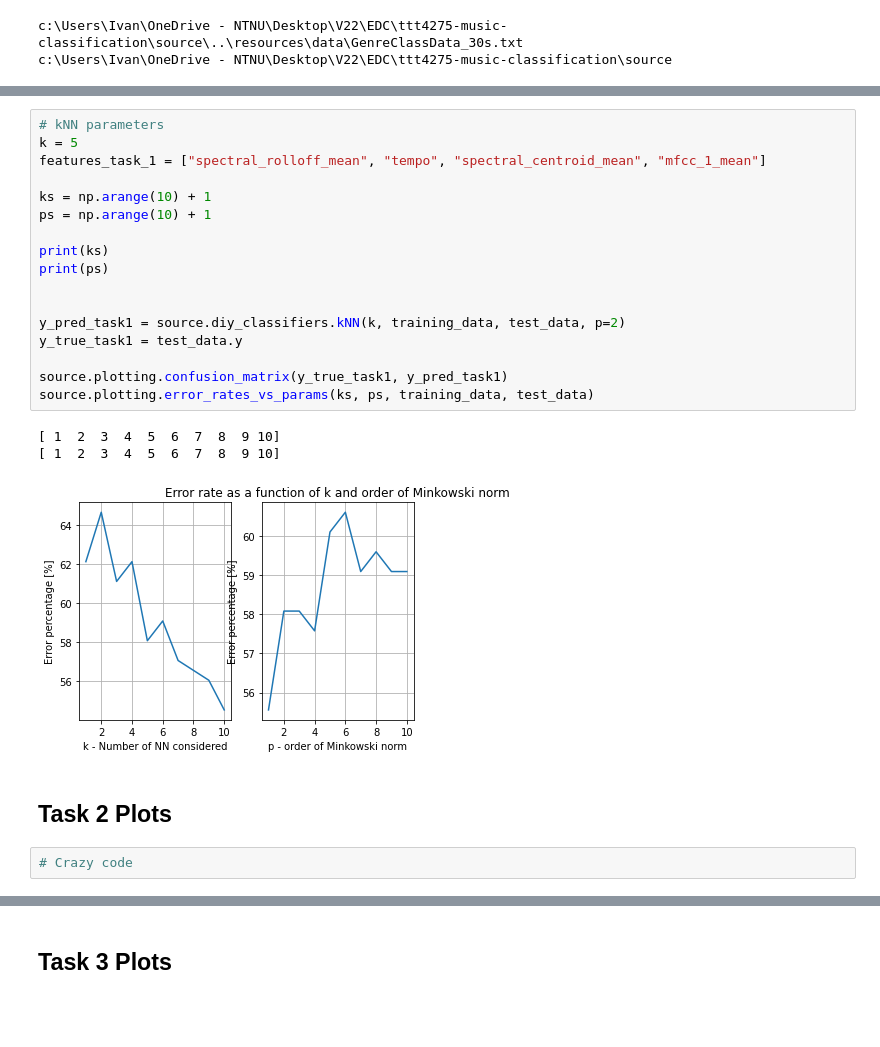
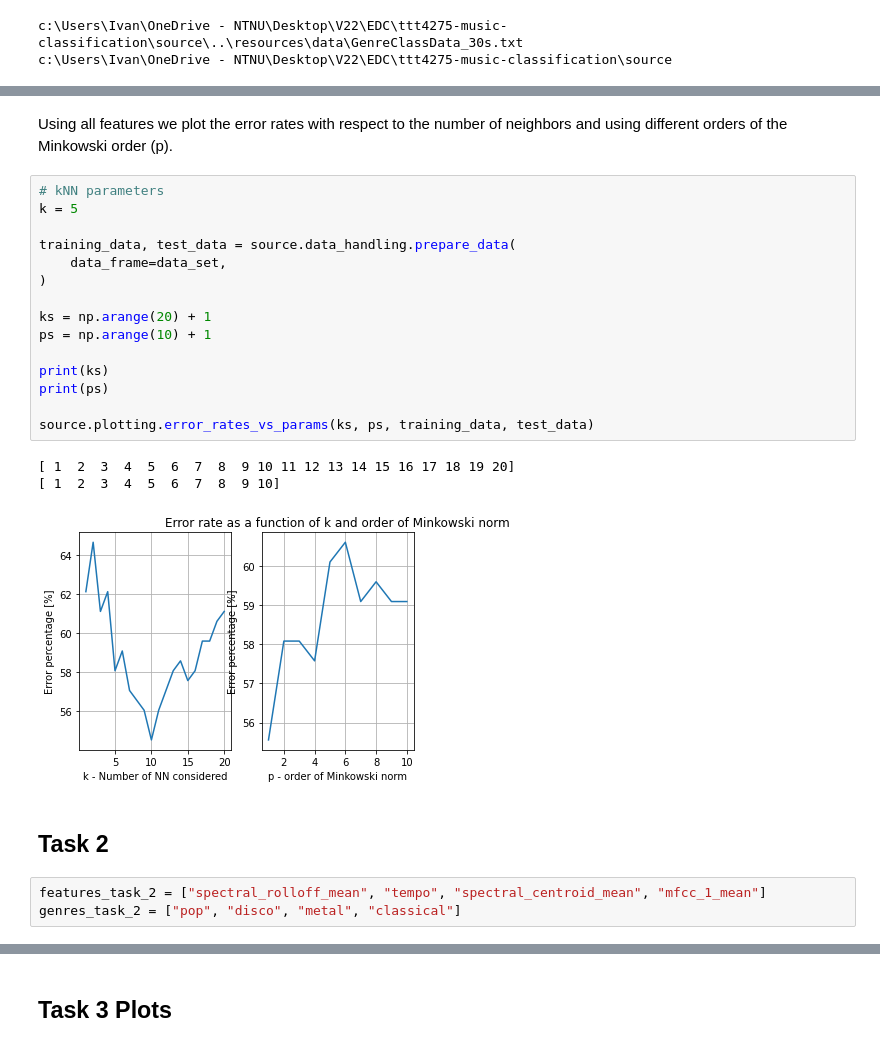
Before and after one commit to nicbres/ttt4275-music-classification, a Jupyter notebook: run.ipynb, the cells around one changed output, grey strips where cells are left out. Saved outputs shown, nothing was run; the diff lists cells and outputs as text; blank space fills up the shorter version.

```diff
--- a/run.ipynb
+++ b/run.ipynb
@@ -50,25 +66,26 @@ c:\Users\Ivan\OneDrive - NTNU\Desktop\V22\EDC\ttt4275-music-classification\sourc
+# %% [markdown]
+Using all features we plot the error rates with respect to the number of neighbors and using different orders of the Minkowski order (p).
 # %%
 # kNN parameters
 k = 5
-features_task_1 = ["spectral_rolloff_mean", "tempo", "spectral_centroid_mean", "mfcc_1_mean"]
 
-ks = np.arange(10) + 1
+training_data, test_data = source.data_handling.prepare_data(
+    data_frame=data_set,
+)
+
+ks = np.arange(20) + 1
 ps = np.arange(10) + 1
 
 print(ks)
 print(ps)
 
-
-y_pred_task1 = source.diy_classifiers.kNN(k, training_data, test_data, p=2)
-y_true_task1 = test_data.y
-
-source.plotting.confusion_matrix(y_true_task1, y_pred_task1)
 source.plotting.error_rates_vs_params(ks, ps, training_data, test_data)
 # %% [output]
+[ 1  2  3  4  5  6  7  8  9 10 11 12 13 14 15 16 17 18 19 20]
 [ 1  2  3  4  5  6  7  8  9 10]
-[ 1  2  3  4  5  6  7  8  9 10]
-[figure, old version]
+[figure, new version]
 # %% [markdown]
-## Task 2 Plots
+## Task 2
-# %%
-# Crazy code
+# %%
+features_task_2 = ["spectral_rolloff_mean", "tempo", "spectral_centroid_mean", "mfcc_1_mean"]
+genres_task_2 = ["pop", "disco", "metal", "classical"]
```
Also changed, not shown: parts of 9 cells of this notebook, 4 other files.
